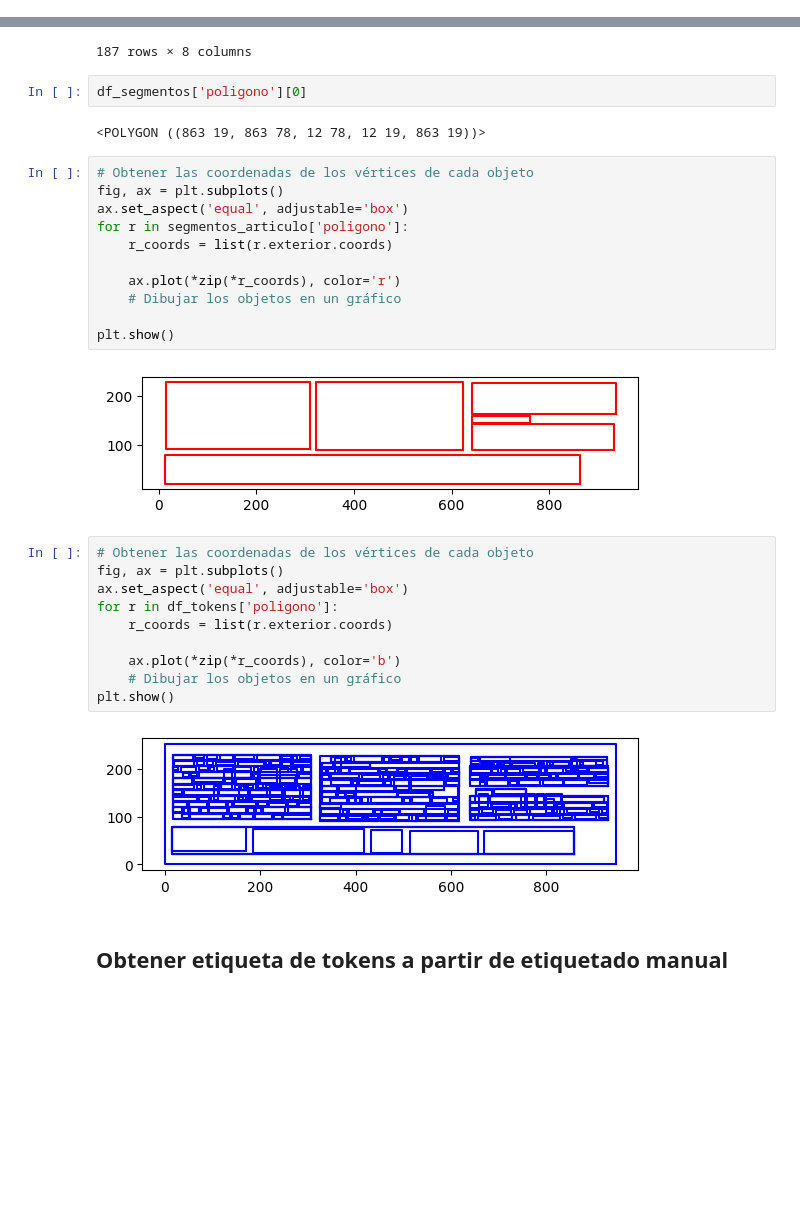
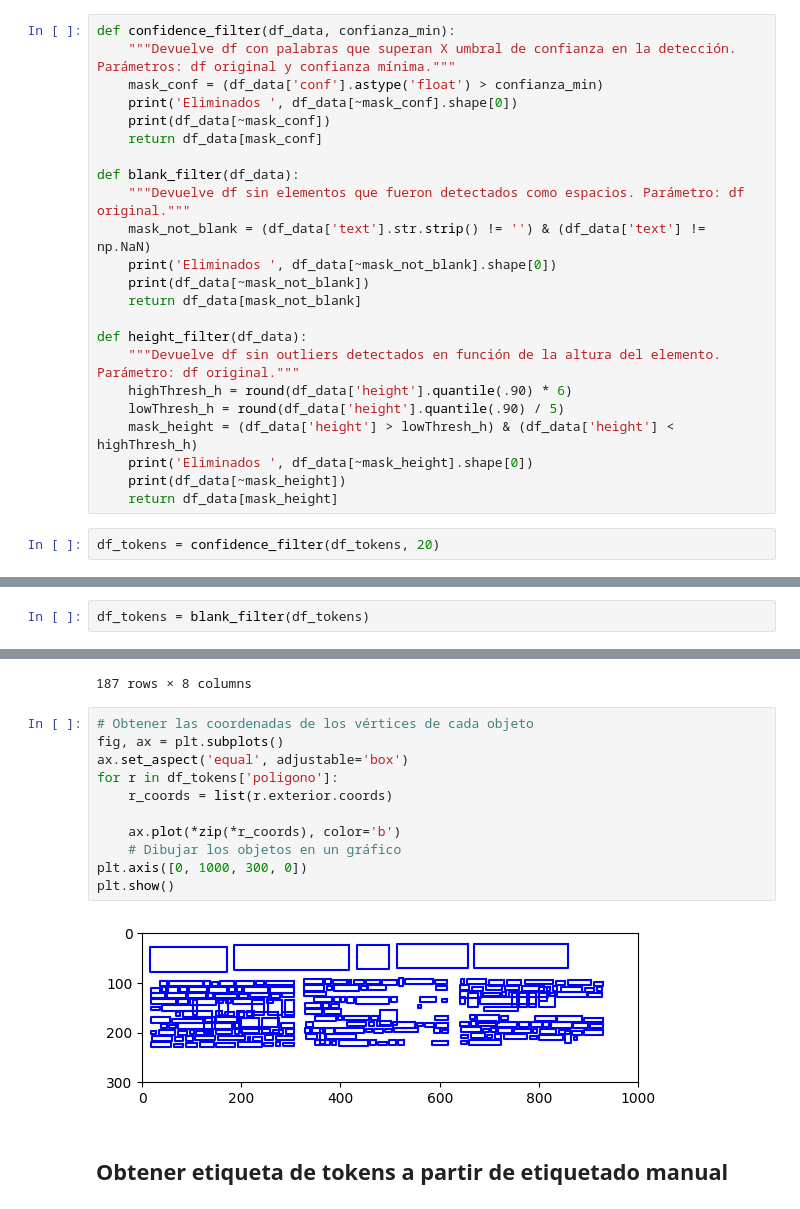
Before and after one commit to RomiLanda/recordar_ia, a Jupyter notebook: notebooks/02_tokens_ops/01_get_token_label.ipynb, the cells around one changed output, grey strips where cells are left out. Cells and saved outputs as stored; diff of their text form; blank space fills up the shorter version.

Commit message:
Testing token label detector

```diff
--- a/notebooks/02_tokens_ops/01_get_token_label.ipynb
+++ b/notebooks/02_tokens_ops/01_get_token_label.ipynb
@@ -79,0 +88,25 @@ df_tokens
+# %%
+def confidence_filter(df_data, confianza_min):
+    """Devuelve df con palabras que superan X umbral de confianza en la detección. Parámetros: df original y confianza mínima."""
+    mask_conf = (df_data['conf'].astype('float') > confianza_min)
+    print('Eliminados ', df_data[~mask_conf].shape[0])
+    print(df_data[~mask_conf])
+    return df_data[mask_conf]
+
+def blank_filter(df_data):
+    """Devuelve df sin elementos que fueron detectados como espacios. Parámetro: df original."""
+    mask_not_blank = (df_data['text'].str.strip() != '') & (df_data['text'] != np.NaN)
+    print('Eliminados ', df_data[~mask_not_blank].shape[0])
+    print(df_data[~mask_not_blank])
+    return df_data[mask_not_blank]
+
+def height_filter(df_data):
+    """Devuelve df sin outliers detectados en función de la altura del elemento. Parámetro: df original."""
+    highThresh_h = round(df_data['height'].quantile(.90) * 6)
+    lowThresh_h = round(df_data['height'].quantile(.90) / 5)
+    mask_height = (df_data['height'] > lowThresh_h) & (df_data['height'] < highThresh_h)
+    print('Eliminados ', df_data[~mask_height].shape[0])
+    print(df_data[~mask_height])
+    return df_data[mask_height]
+# %%
+df_tokens = confidence_filter(df_tokens, 20)
@@ -79,0 +131,2 @@ df_tokens
+# %%
+df_tokens = blank_filter(df_tokens)
@@ -131,35 +191,19 @@ df_segmentos
 | 185 | Tiempo Argentino 1986-01-10 Quere... | 71 | 9 | 640 | 146 | Título | Querella del ex oficial\nHours po... | POLYGON ((640 9, 640 146, 71 146,... |
 | 186 | Tiempo Argentino 1986-01-10 Quere... | 25 | 159 | 690 | 632 | Cuerpo | El ex oficial de la policía de la... | POLYGON ((690 159, 690 632, 25 63... |
 187 rows × 8 columns
-# %%
-df_segmentos['poligono'][0]
-# %% [output]
-<POLYGON ((863 19, 863 78, 12 78, 12 19, 863 19))>
-# %%
-# Obtener las coordenadas de los vértices de cada objeto
-fig, ax = plt.subplots()
-ax.set_aspect('equal', adjustable='box')
-for r in segmentos_articulo['poligono']:
-    r_coords = list(r.exterior.coords)
-
-    ax.plot(*zip(*r_coords), color='r')
-    # Dibujar los objetos en un gráfico
-
-plt.show()
-# %% [output]
-[figure, removed]
 # %%
 # Obtener las coordenadas de los vértices de cada objeto
 fig, ax = plt.subplots()
 ax.set_aspect('equal', adjustable='box')
 for r in df_tokens['poligono']:
     r_coords = list(r.exterior.coords)
 
     ax.plot(*zip(*r_coords), color='b')
     # Dibujar los objetos en un gráfico
+plt.axis([0, 1000, 300, 0])
 plt.show()
 # %% [output]
-[figure, old version]
+[figure, new version]
 # %% [markdown]
 ## Obtener etiqueta de tokens a partir de etiquetado manual
 # %%
```
Also changed, not shown: parts of 18 cells of this notebook.
